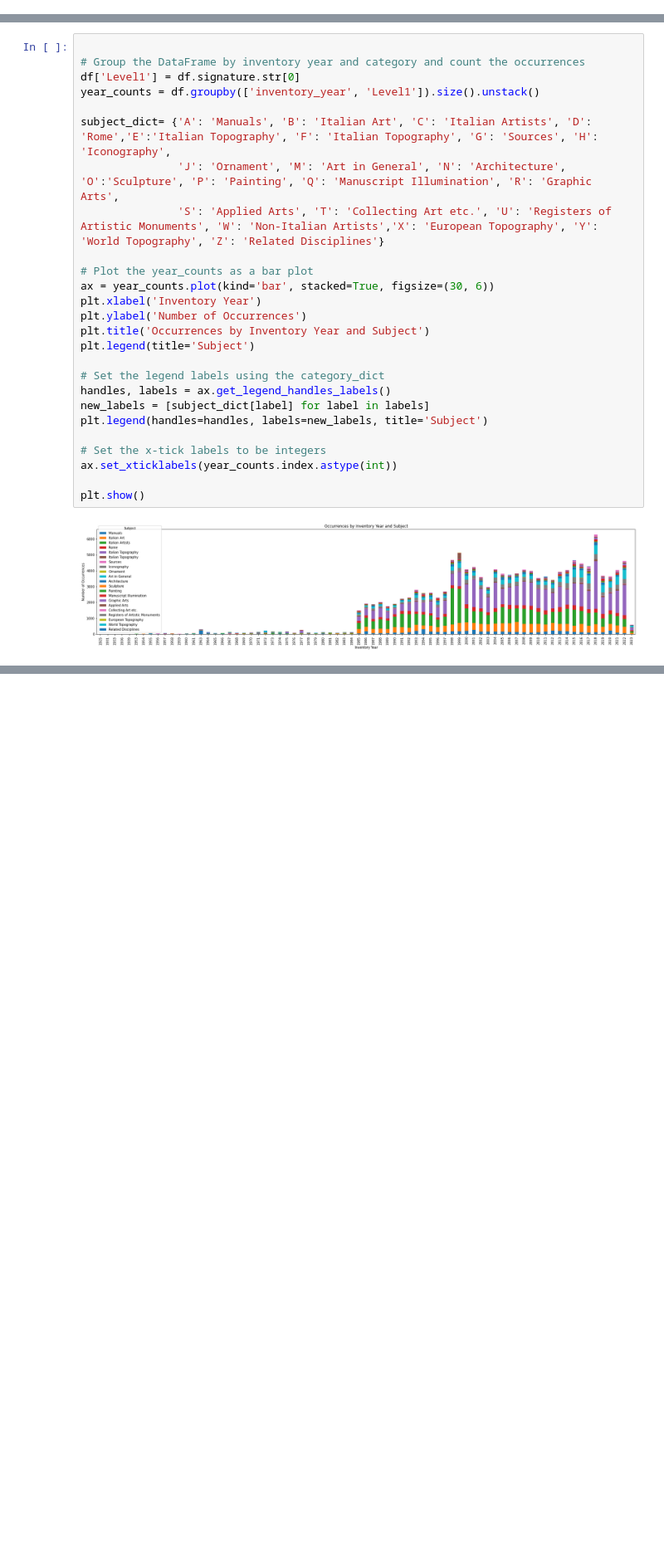
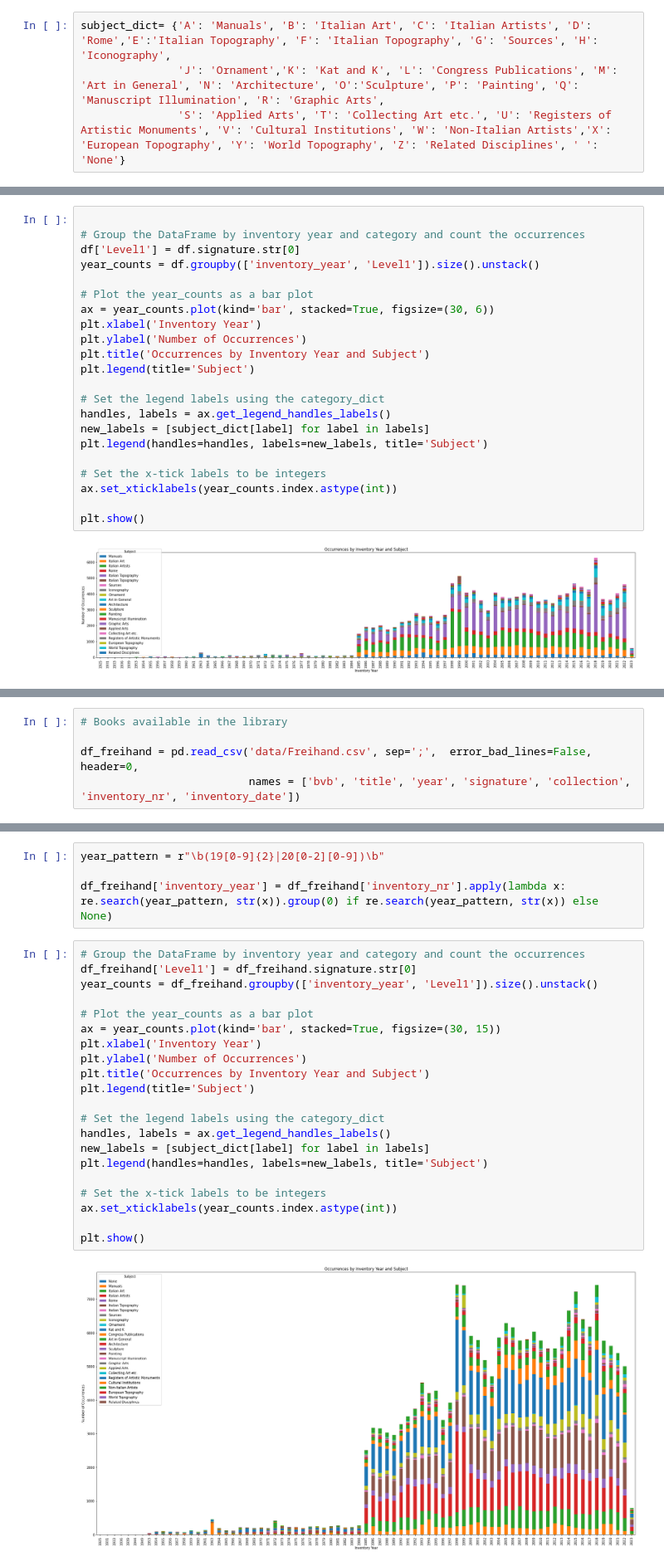
Before and after one commit to hanaCasey/BHVizData, a Jupyter notebook: statistics.ipynb, the cells around one changed output, grey strips where cells are left out. Shown at 83% size. Saved outputs shown, nothing was run; the diff lists cells and outputs as text; blank space fills up the shorter version.

```diff
--- a/statistics.ipynb
+++ b/statistics.ipynb
@@ -5,0 +7,4 @@ import matplotlib.pyplot as plt
+# %%
+subject_dict= {'A': 'Manuals', 'B': 'Italian Art', 'C': 'Italian Artists', 'D': 'Rome','E':'Italian Topography', 'F': 'Italian Topography', 'G': 'Sources', 'H': 'Iconography',
+               'J': 'Ornament','K': 'Kat and K', 'L': 'Congress Publications', 'M': 'Art in General', 'N': 'Architecture', 'O':'Sculpture', 'P': 'Painting', 'Q': 'Manuscript Illumination', 'R': 'Graphic Arts',
+               'S': 'Applied Arts', 'T': 'Collecting Art etc.', 'U': 'Registers of Artistic Monuments', 'V': 'Cultural Institutions', 'W': 'Non-Italian Artists','X': 'European Topography', 'Y': 'World Topography', 'Z': 'Related Disciplines', ' ': 'None'}
@@ -29,10 +54,6 @@ plt.show()
 # Group the DataFrame by inventory year and category and count the occurrences
 df['Level1'] = df.signature.str[0]
 year_counts = df.groupby(['inventory_year', 'Level1']).size().unstack()
-
-subject_dict= {'A': 'Manuals', 'B': 'Italian Art', 'C': 'Italian Artists', 'D': 'Rome','E':'Italian Topography', 'F': 'Italian Topography', 'G': 'Sources', 'H': 'Iconography',
-               'J': 'Ornament', 'M': 'Art in General', 'N': 'Architecture', 'O':'Sculpture', 'P': 'Painting', 'Q': 'Manuscript Illumination', 'R': 'Graphic Arts',
-               'S': 'Applied Arts', 'T': 'Collecting Art etc.', 'U': 'Registers of Artistic Monuments', 'W': 'Non-Italian Artists','X': 'European Topography', 'Y': 'World Topography', 'Z': 'Related Disciplines'}
 
 # Plot the year_counts as a bar plot
 ax = year_counts.plot(kind='bar', stacked=True, figsize=(30, 6))
@@ -54,0 +78,5 @@ plt.show()
+# %%
+# Books available in the library
+
+df_freihand = pd.read_csv('data/Freihand.csv', sep=';',  error_bad_lines=False, header=0,
+                          names = ['bvb', 'title', 'year', 'signature', 'collection', 'inventory_nr', 'inventory_date'])
@@ -54,0 +113,27 @@ plt.show()
+# %%
+year_pattern = r"\b(19[0-9]{2}|20[0-2][0-9])\b"
+
+df_freihand['inventory_year'] = df_freihand['inventory_nr'].apply(lambda x: re.search(year_pattern, str(x)).group(0) if re.search(year_pattern, str(x)) else None)
+# %%
+# Group the DataFrame by inventory year and category and count the occurrences
+df_freihand['Level1'] = df_freihand.signature.str[0]
+year_counts = df_freihand.groupby(['inventory_year', 'Level1']).size().unstack()
+
+# Plot the year_counts as a bar plot
+ax = year_counts.plot(kind='bar', stacked=True, figsize=(30, 15))
+plt.xlabel('Inventory Year')
+plt.ylabel('Number of Occurrences')
+plt.title('Occurrences by Inventory Year and Subject')
+plt.legend(title='Subject')
+
+# Set the legend labels using the category_dict
+handles, labels = ax.get_legend_handles_labels()
+new_labels = [subject_dict[label] for label in labels]
+plt.legend(handles=handles, labels=new_labels, title='Subject')
+
+# Set the x-tick labels to be integers
+ax.set_xticklabels(year_counts.index.astype(int))
+
+plt.show()
+# %% [output]
+[figure, added]
```
Also changed, not shown: parts of 10 cells of this notebook, 3 other files.
